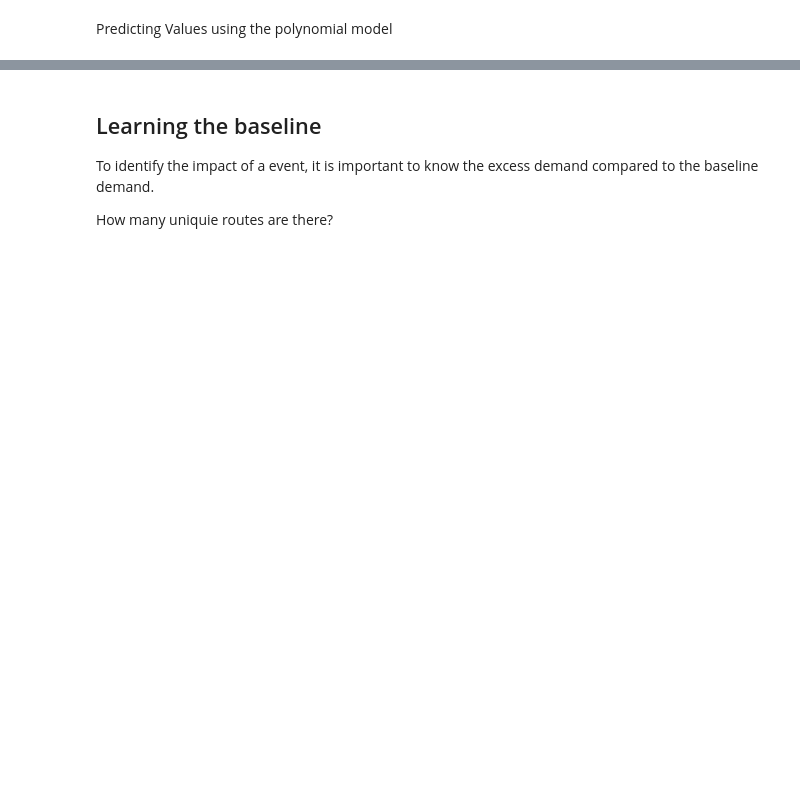
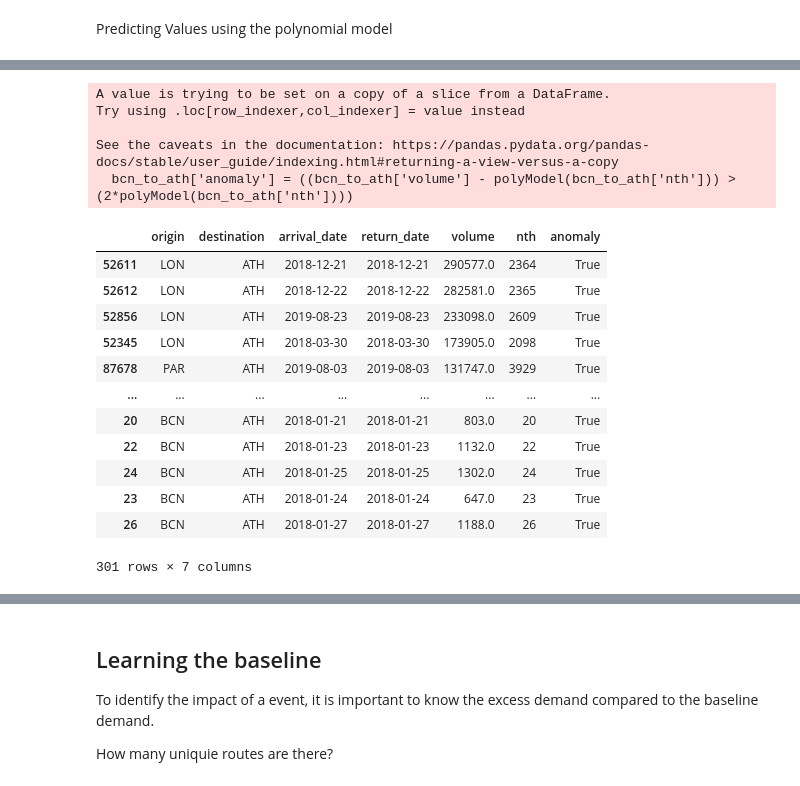
Before and after one commit to liamhbyrne/HackAI, a Jupyter notebook: data_overview/overview.ipynb, the cells around one changed output, grey strips where cells are left out. Cells and saved outputs as stored; diff of their text form; code cells hidden in the pictures; blank space fills up the shorter version.

```diff
--- a/data_overview/overview.ipynb
+++ b/data_overview/overview.ipynb
@@ -99,0 +98,23 @@ polyModel(10)
+# %%
+bcn_to_ath['anomaly'] = ((bcn_to_ath['volume'] - polyModel(bcn_to_ath['nth'])) > (2*polyModel(bcn_to_ath['nth'])))
+anomalies = bcn_to_ath.loc[bcn_to_ath['anomaly']]
+anomalies.loc[(anomalies.volume - polyModel(anomalies.nth)).sort_values(ascending=False).index]
+# %% [output]
+A value is trying to be set on a copy of a slice from a DataFrame.
+Try using .loc[row_indexer,col_indexer] = value instead
+
+See the caveats in the documentation: https://pandas.pydata.org/pandas-docs/stable/user_guide/indexing.html#returning-a-view-versus-a-copy
+  bcn_to_ath['anomaly'] = ((bcn_to_ath['volume'] - polyModel(bcn_to_ath['nth'])) > (2*polyModel(bcn_to_ath['nth'])))
+|  | origin | destination | arrival_date | return_date | volume | nth | anomaly |
+| 52611 | LON | ATH | 2018-12-21 | 2018-12-21 | 290577.0 | 2364 | True |
+| 52612 | LON | ATH | 2018-12-22 | 2018-12-22 | 282581.0 | 2365 | True |
+| 52856 | LON | ATH | 2019-08-23 | 2019-08-23 | 233098.0 | 2609 | True |
+| 52345 | LON | ATH | 2018-03-30 | 2018-03-30 | 173905.0 | 2098 | True |
+| 87678 | PAR | ATH | 2019-08-03 | 2019-08-03 | 131747.0 | 3929 | True |
+| ... | ... | ... | ... | ... | ... | ... | ... |
+| 20 | BCN | ATH | 2018-01-21 | 2018-01-21 | 803.0 | 20 | True |
+| 22 | BCN | ATH | 2018-01-23 | 2018-01-23 | 1132.0 | 22 | True |
+| 24 | BCN | ATH | 2018-01-25 | 2018-01-25 | 1302.0 | 24 | True |
+| 23 | BCN | ATH | 2018-01-24 | 2018-01-24 | 647.0 | 23 | True |
+| 26 | BCN | ATH | 2018-01-27 | 2018-01-27 | 1188.0 | 26 | True |
+301 rows × 7 columns
```
Also changed, not shown: parts of 17 cells of this notebook, 1 other file.
